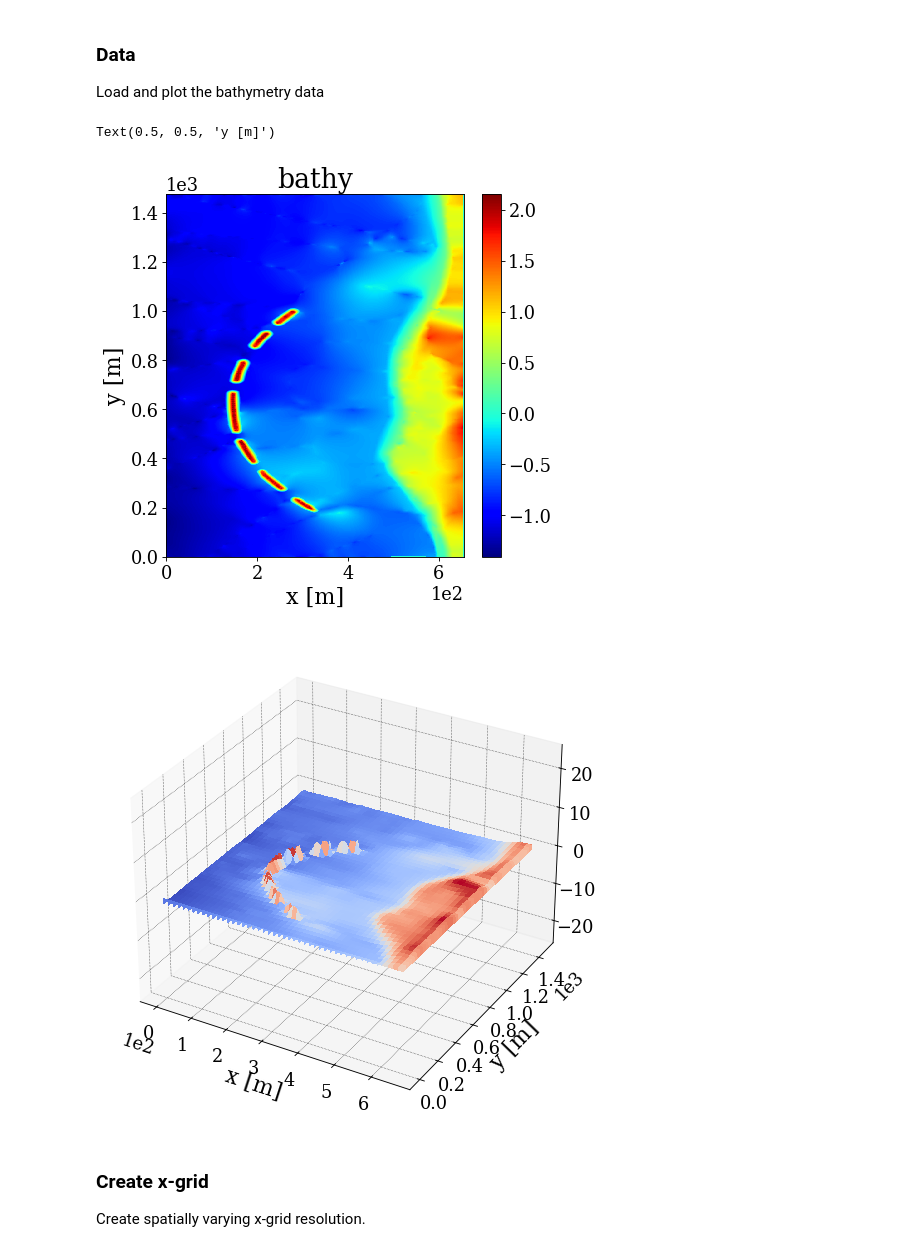
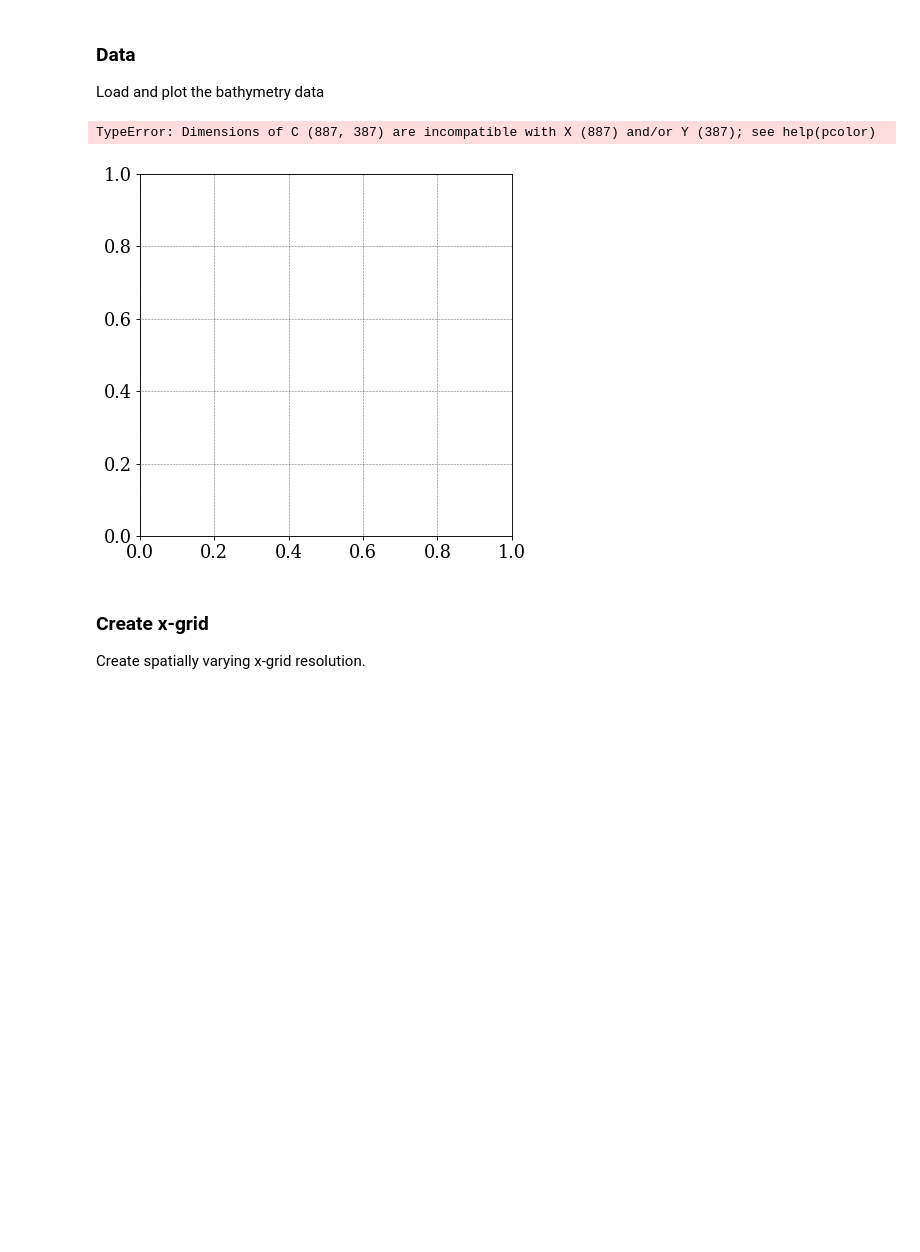
Before and after one commit to Seth-McKilla/xbeach-northbay, a Jupyter notebook: analysis.ipynb, the cells around one changed output. Cells and saved outputs as stored; diff of their text form; code cells hidden in the pictures; blank space fills up the shorter version.

Commit message:
Replace bathy.dep with metric file

```diff
--- a/analysis.ipynb
+++ b/analysis.ipynb
@@ -27,37 +27,36 @@ Load and plot the bathymetry data
 # %%
 ## load data
 # bathy = np.loadtxt('./lib/xbeach-toolbox/examples/clean/bathy.dep')
 bathy = np.loadtxt('./lib/DEM-to-grid/output/bathy.dep')
 
 ## set bathy grid
-nx = 656
-ny = 1476
+nx = bathy.shape[1]
+ny = bathy.shape[0]
 dx = 1
 dy = 1
 
 x = np.linspace(0,(nx-1)*dx,nx)
 y = np.linspace(0,(ny-1)*dy,ny)
 
 X, Y = np.meshgrid(x,y)
 
 ## plot
 plt.figure()
 plt.pcolor(x,y,bathy)
 plt.colorbar()
 plt.xlabel('x [m]')
 plt.ylabel('y [m]')
 plt.title('bathy')
 
 fig = plt.figure()
 ax = Axes3D(fig)
 ax.axes.set_zlim3d(-25, 25)
 surf = ax.plot_surface(X, Y, bathy, cmap=cm.coolwarm,  linewidth=0, antialiased=False)
 plt.xlabel('x [m]')
 plt.ylabel('y [m]')
 # %% [output]
-Text(0.5, 0.5, 'y [m]')
+TypeError: Dimensions of C (887, 387) are incompatible with X (887) and/or Y (387); see help(pcolor)
-[figure, old version]
+[figure, new version]
-[figure, removed]
 # %% [markdown]
 ### Create x-grid
 Create spatially varying x-grid resolution.
```
Also changed, not shown: parts of 3 cells of this notebook, 5 other files.
